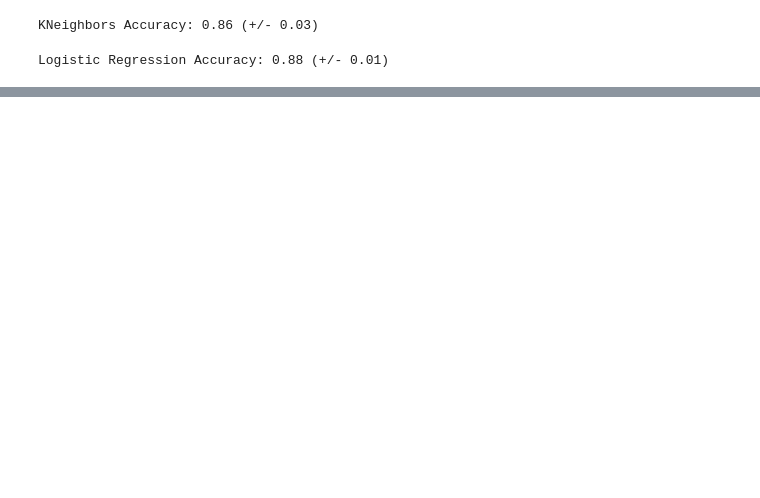
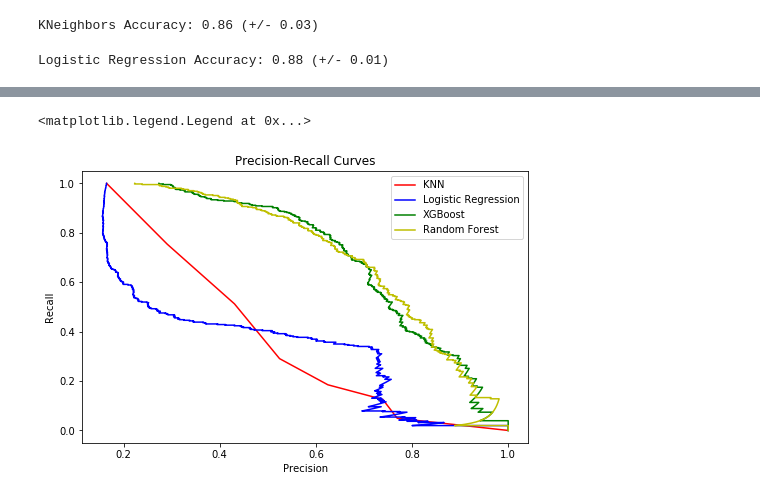
Before and after one commit to thabanenm/Springboard, a Jupyter notebook: Capstone Project 1 - Online Shopping Classification - Part 3.ipynb, the cells around one changed output, grey strips where cells are left out. Saved outputs shown, nothing was run; the diff lists cells and outputs as text; code cells hidden in the pictures; blank space fills up the shorter version.

```diff
--- a/Capstone Project 1 - Online Shopping Classification - Part 3.ipynb
+++ b/Capstone Project 1 - Online Shopping Classification - Part 3.ipynb
@@ -81,0 +214,18 @@ AttributeError: 'GridSearchCV' object has no attribute 'best_params_'
+# %%
+precision_knn, recall_knn, threshold_knn = precision_recall_curve(y_test, y_pp_knn)
+precision_logreg, recall_logreg, threshold_logreg = precision_recall_curve(y_test, y_pp_logreg)
+precision_xgboost, recall_xgboost, threshold_xgboost = precision_recall_curve(y_test, y_pp_xgboost)
+precision_RF, recall_RF, threshold_RF = precision_recall_curve(y_test, y_pp_RF)
+
+plt.rcParams['figure.figsize'] = [8, 5]
+plt.plot(precision_knn,recall_knn,label='KNN',c='r')
+plt.plot(precision_logreg,recall_logreg,label='Logistic Regression',c='b')
+plt.plot(precision_xgboost,recall_xgboost,label='XGBoost',c='g')
+plt.plot(precision_RF,recall_RF,label='Random Forest',c='y')
+plt.xlabel('Precision')
+plt.ylabel('Recall')
+plt.title('Precision-Recall Curves')
+plt.legend()
+# %% [output]
+<matplotlib.legend.Legend at 0x...>
+[figure, added]
```
Also changed, not shown: parts of 21 cells of this notebook.
